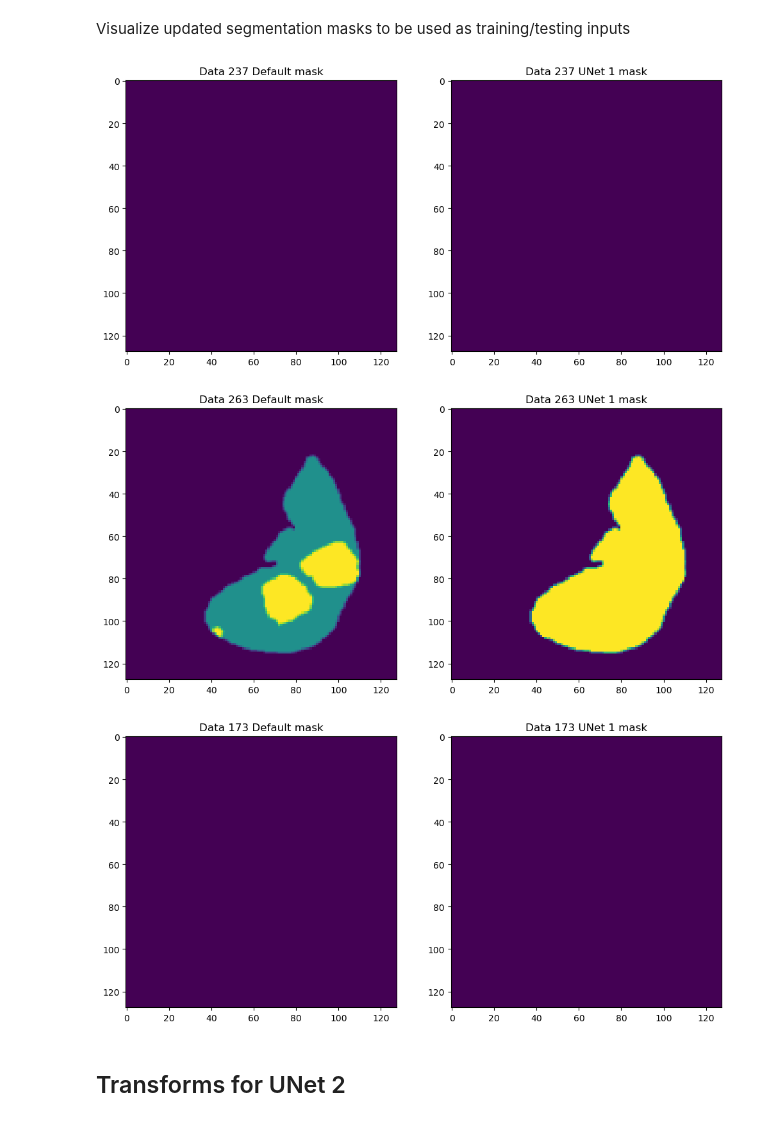
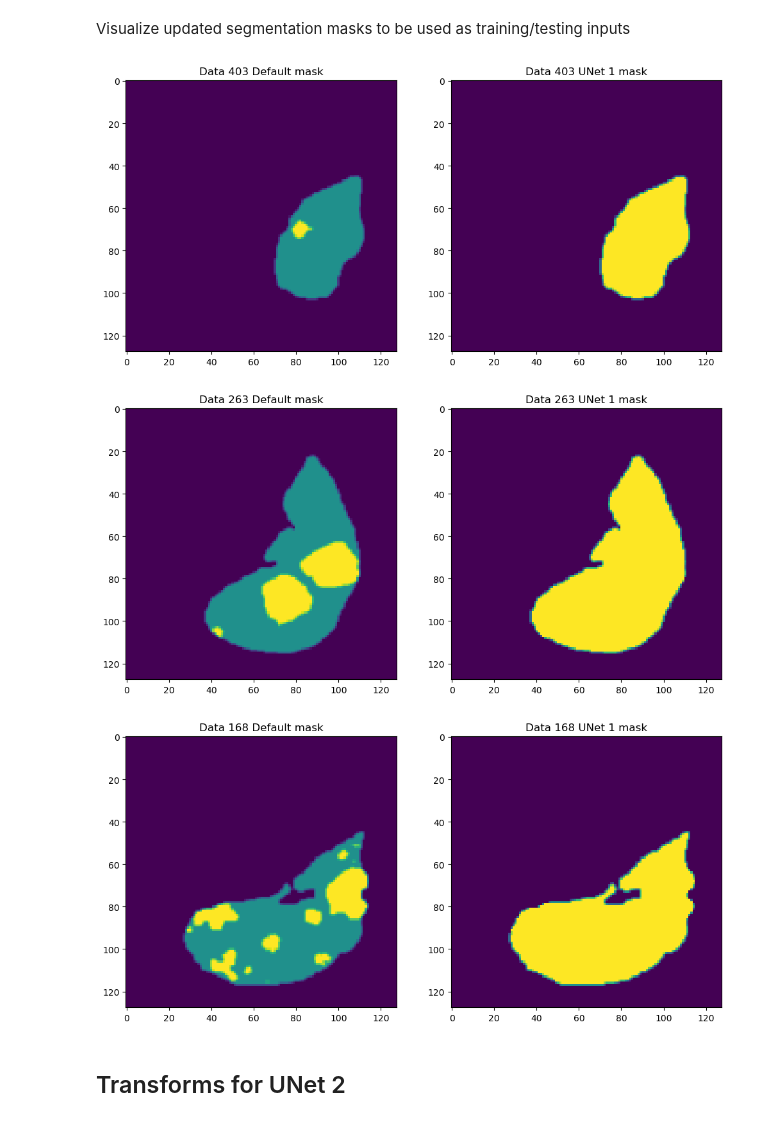
Before and after one commit to mushroonhead/eecs545_medImageSeg, a Jupyter notebook: data_preprocessing_viz.ipynb, the cells around one changed output. Cells and saved outputs as stored; diff of their text form; code cells hidden in the pictures.

```diff
--- a/data_preprocessing_viz.ipynb
+++ b/data_preprocessing_viz.ipynb
@@ -169,22 +173,21 @@ unet1_dataset = Dataset(data=files, transform=unet1_transforms)
 Visualize updated segmentation masks to be used as training/testing inputs
 # %%
 # display properties
-num_disp_data = 3
 disp_size = 6
-# randomly samples data to display, need abit luck of luck to find good samples
-inds_to_disp = torch.randint(low=0, high=len(raw_dataset), size=(num_disp_data,))
+# selected data which are known to have both tasks
+inds_to_disp = torch.tensor([403, 263, 168])
 for i in inds_to_disp:
     plt.figure(f"Data {i}", (disp_size * 2, disp_size))
     plt.subplot(1, 2, 1)
     plt.title(f"Data {i} Default mask")
     plt.imshow(default_dataset[i]["seg"][0,:,:,0])
     plt.subplot(1, 2, 2)
     plt.title(f"Data {i} UNet 1 mask")
     plt.imshow(unet1_dataset[i]["seg"][0,:,:,0])
 # %% [output]
-[figure, old version]
+[figure, new version]
 [figure]
-[figure, old version]
+[figure, new version]
 # %% [markdown]
 ## Transforms for UNet 2
 # %% [markdown]
```
Also changed, not shown: parts of 5 cells of this notebook, 3 other files.
